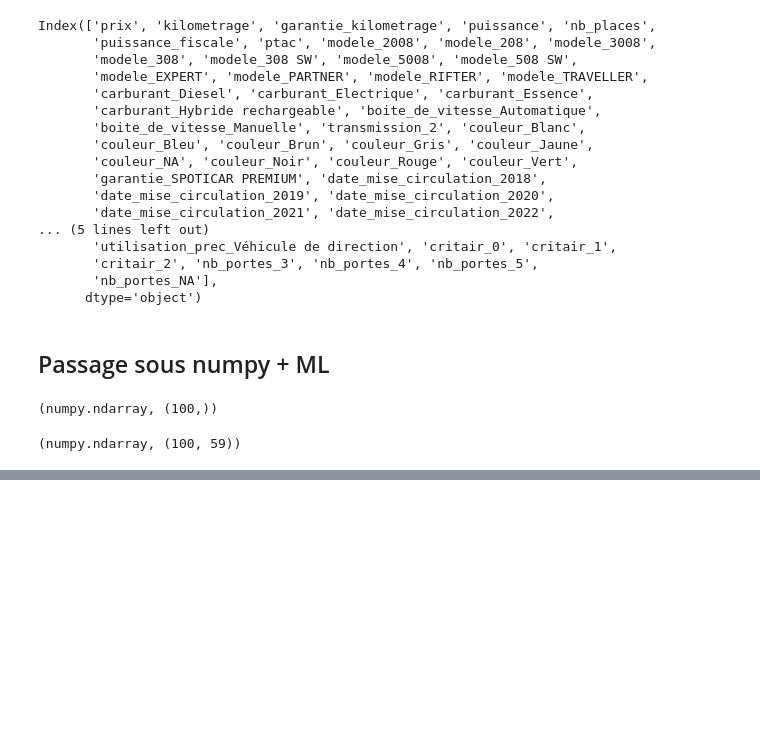
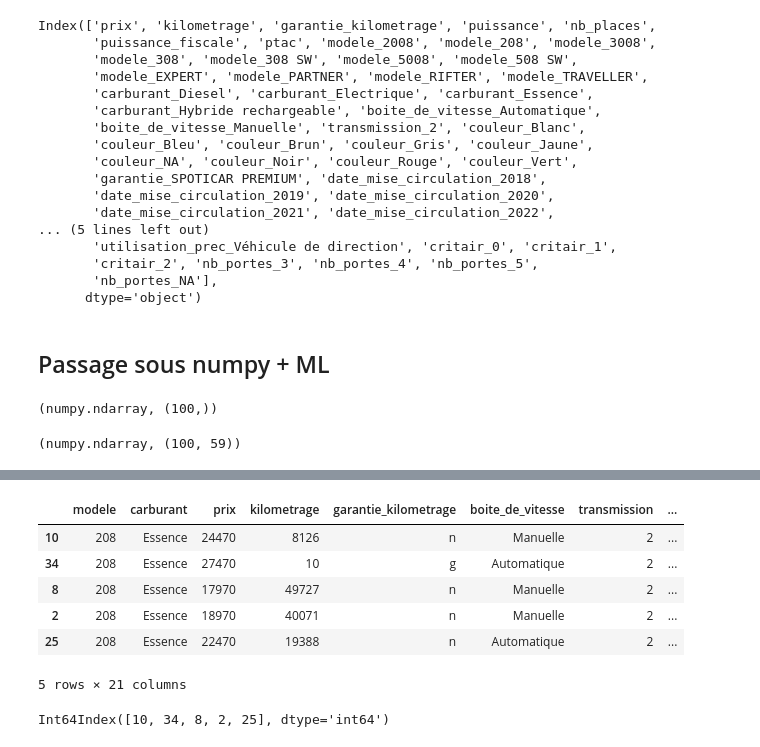
Before and after one commit to mathver/VERON_NEPVEUX_PROJECT, a Jupyter notebook: veron_nepveux_project/panda.ipynb, the cells around one changed output, grey strips where cells are left out. Saved outputs shown, nothing was run; the diff lists cells and outputs as text; code cells hidden in the pictures; blank space fills up the shorter version.

```diff
--- a/veron_nepveux_project/panda.ipynb
+++ b/veron_nepveux_project/panda.ipynb
@@ -480,0 +615,16 @@ pln_gs.best_params_, pln_gs.best_score_
+# %%
+tri_meilleures = newdf.sort_values(by = 'surplus_conso', ascending = False).head()
+# %%
+tri_meilleures
+# %% [output]
+|  | modele | carburant | prix | kilometrage | garantie_kilometrage | boite_de_vitesse | transmission | ... |
+| 10 | 208 | Essence | 24470 | 8126 | n | Manuelle | 2 | ... |
+| 34 | 208 | Essence | 27470 | 10 | g | Automatique | 2 | ... |
+| 8 | 208 | Essence | 17970 | 49727 | n | Manuelle | 2 | ... |
+| 2 | 208 | Essence | 18970 | 40071 | n | Manuelle | 2 | ... |
+| 25 | 208 | Essence | 22470 | 19388 | n | Automatique | 2 | ... |
+5 rows × 21 columns
+# %%
+tri_meilleures.index
+# %% [output]
+Int64Index([10, 34, 8, 2, 25], dtype='int64')
```
Also changed, not shown: parts of 30 cells of this notebook.
